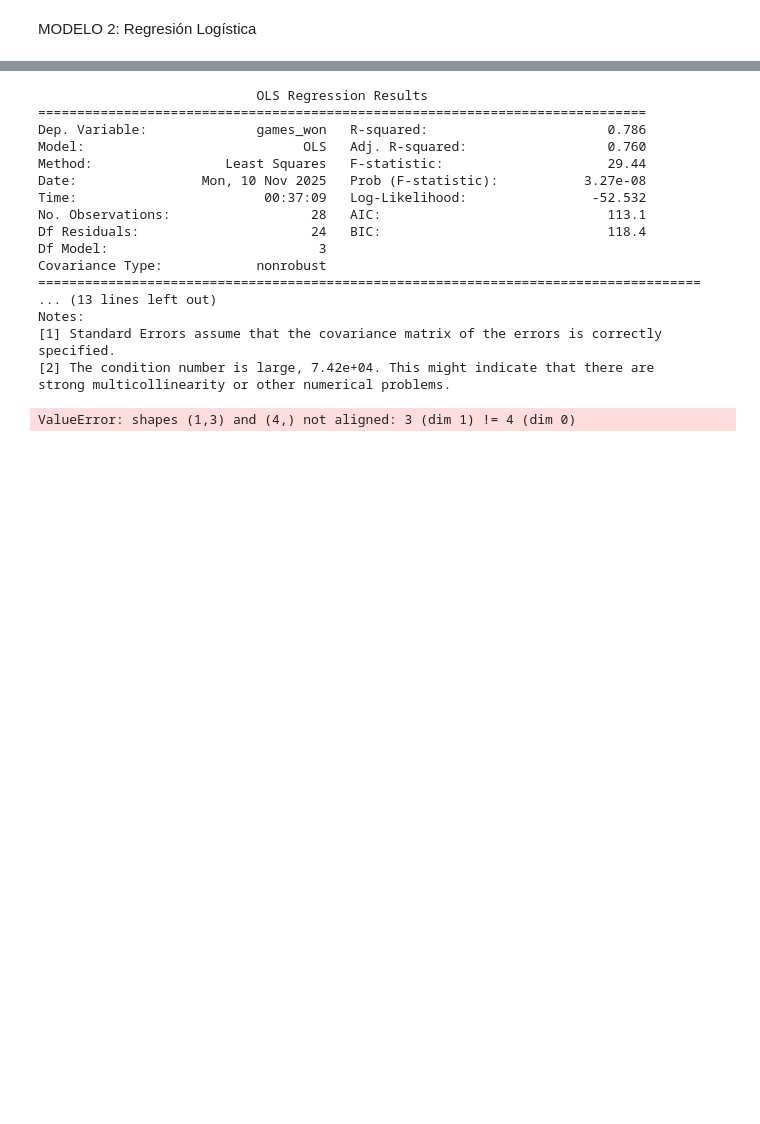
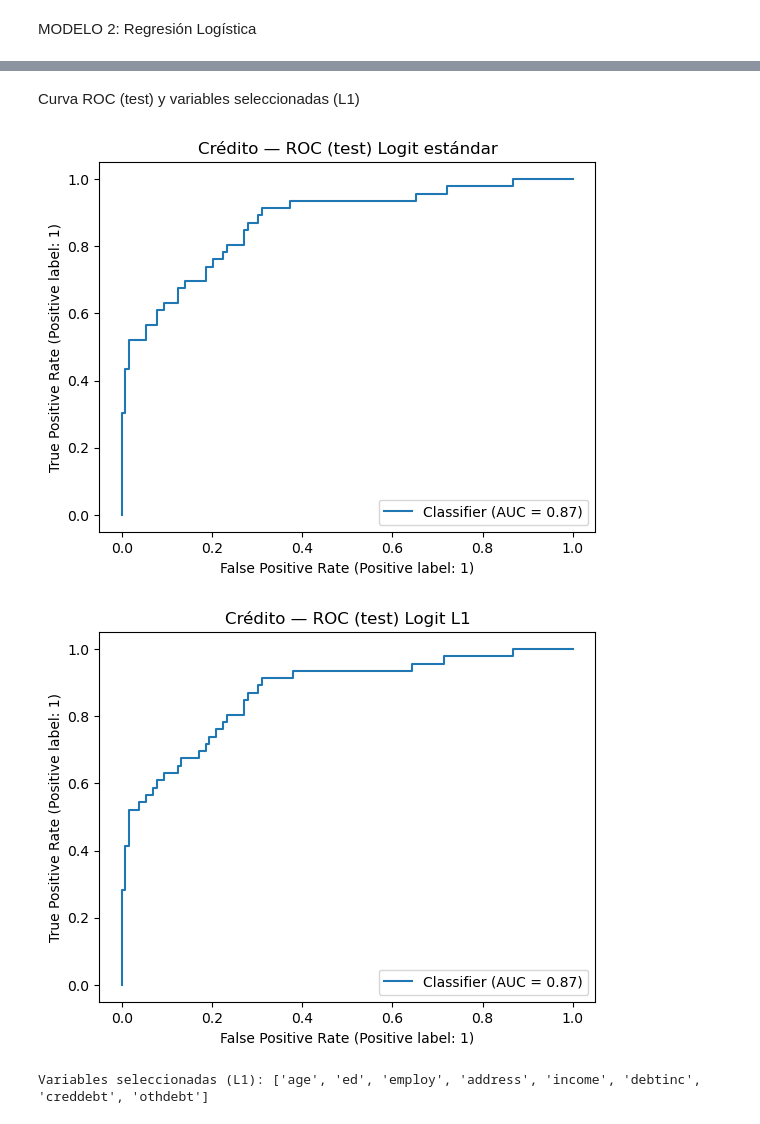
Before and after one commit to GKECV/Clases, a Jupyter notebook: Actividad 1.ipynb, the cells around one changed output, grey strips where cells are left out. Saved outputs shown, nothing was run; the diff lists cells and outputs as text; code cells hidden in the pictures; blank space fills up the shorter version.

```diff
--- a/Actividad 1.ipynb
+++ b/Actividad 1.ipynb
@@ -333,7 +384,21 @@ MODELO 3: Selección de variables (AIC con Statsmodels)
 # %%
-import statsmodels.api as sm
+# EXPLICATIVO: usar TODA la muestra para entrenar y medir
+logit_expl = Pipeline([
+    ("scaler", StandardScaler()),
+    ("logit", LogisticRegression(max_iter=500, class_weight="balanced", random_state=42))
+]).fit(X, y)
 
-X_const = sm.add_constant(X)
-logit_model = sm.Logit(y, X_const).fit()
-print(logit_model.summary())
+prob_all = logit_expl.predict_proba(X)[:,1]
+m_all = print_classif_report(y, prob_all, 0.5, "Logit (explicativo sobre toda la muestra)")
+
+# PREDICTIVO: medir en train y test por separado (con modelos ya entrenados antes)
+prob_tr_std = logit_std.predict_proba(X_tr)[:,1]
+prob_te_std = logit_std.predict_proba(X_te)[:,1]
+m_tr_std = print_classif_report(y_tr, prob_tr_std, 0.5, "Logit estándar (train)")
+m_te_std = print_classif_report(y_te, prob_te_std, 0.5, "Logit estándar (test)")
+
+prob_tr_l1 = logit_l1.predict_proba(X_tr)[:,1]
+prob_te_l1 = logit_l1.predict_proba(X_te)[:,1]
+m_tr_l1 = print_classif_report(y_tr, prob_tr_l1, 0.5, "Logit L1 (train)")
+m_te_l1 = print_classif_report(y_te, prob_te_l1, 0.5, "Logit L1 (test)")
 # %% [output]
@@ -357,4 +422,21 @@ are not identified.
+# %% [markdown]
+Curva ROC (test) y variables seleccionadas (L1)
 # %%
-fotbal_df["y"].describe()
-X = fotbal_df[["x2","x7","x8"]]
-y = fotbal_df["y"]
+from sklearn.metrics import RocCurveDisplay
+
+RocCurveDisplay.from_predictions(y_te, prob_te_std)
+plt.title("Crédito — ROC (test) Logit estándar")
+plt.show()
+
+RocCurveDisplay.from_predictions(y_te, prob_te_l1)
+plt.title("Crédito — ROC (test) Logit L1")
+plt.show()
+
+# Variables con coeficiente distinto de 0 en L1
+coefs = logit_l1.named_steps["logit"].coef_[0]
+selected_vars = [c for c, v in zip(X.columns, coefs) if abs(v) > 1e-8]
+print("Variables seleccionadas (L1):", selected_vars)
+# %% [output]
+[figure, added]
+[figure, added]
+Variables seleccionadas (L1): ['age', 'ed', 'employ', 'address', 'income', 'debtinc', 'creddebt', 'othdebt']
@@ -375,31 +442,0 @@ fotbal_df = fotbal_df.drop(columns=[c for c in fotbal_df.columns if c.upper().st
-# %%
-import statsmodels.api as sm
-X_ols = sm.add_constant(X)
-m1 = sm.OLS(y, X_ols).fit()
-print(m1.summary())
-
-# Predicción con x2=2300, x7=56, x8=2100
-X_new = sm.add_constant(
-    pd.DataFrame([{"rushing_yards":2300, "percent_rushing":56, "opp_rushing_yards":2100}])
-)
-pred = m1.get_prediction(X_new)
-pred.summary_frame(alpha=0.05)[["mean","mean_ci_lower","mean_ci_upper"]]
-# %% [output]
-                            OLS Regression Results
-==============================================================================
-Dep. Variable:              games_won   R-squared:                       0.786
-Model:                            OLS   Adj. R-squared:                  0.760
-Method:                 Least Squares   F-statistic:                     29.44
-Date:                Mon, 10 Nov 2025   Prob (F-statistic):           3.27e-08
-Time:                        00:37:09   Log-Likelihood:                -52.532
-No. Observations:                  28   AIC:                             113.1
-Df Residuals:                      24   BIC:                             118.4
-Df Model:                           3
-Covariance Type:            nonrobust
-=====================================================================================
-... (13 lines left out)
-Notes:
-[1] Standard Errors assume that the covariance matrix of the errors is correctly specified.
-[2] The condition number is large, 7.42e+04. This might indicate that there are
-strong multicollinearity or other numerical problems.
-ValueError: shapes (1,3) and (4,) not aligned: 3 (dim 1) != 4 (dim 0)
```
Also changed, not shown: parts of 24 cells of this notebook.
